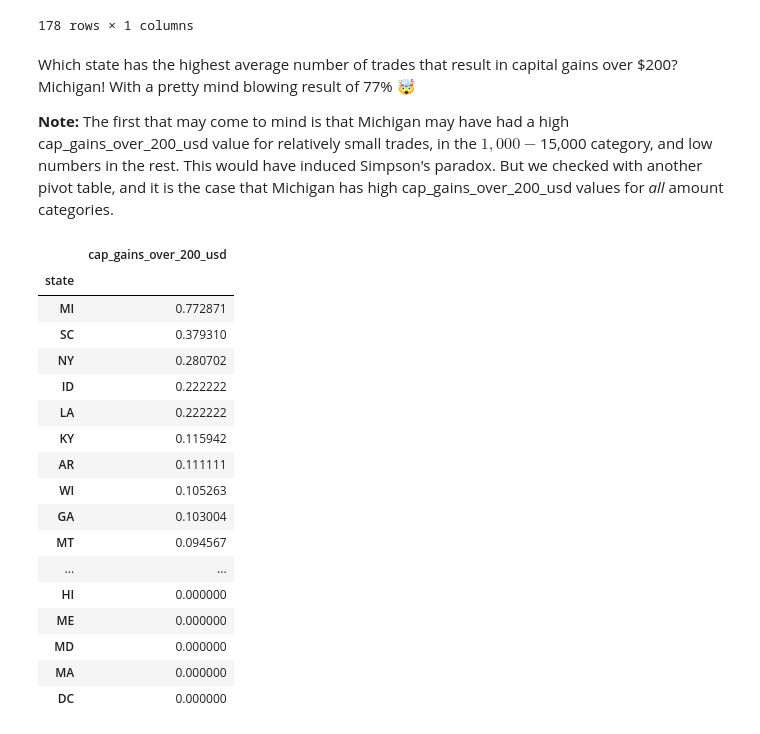
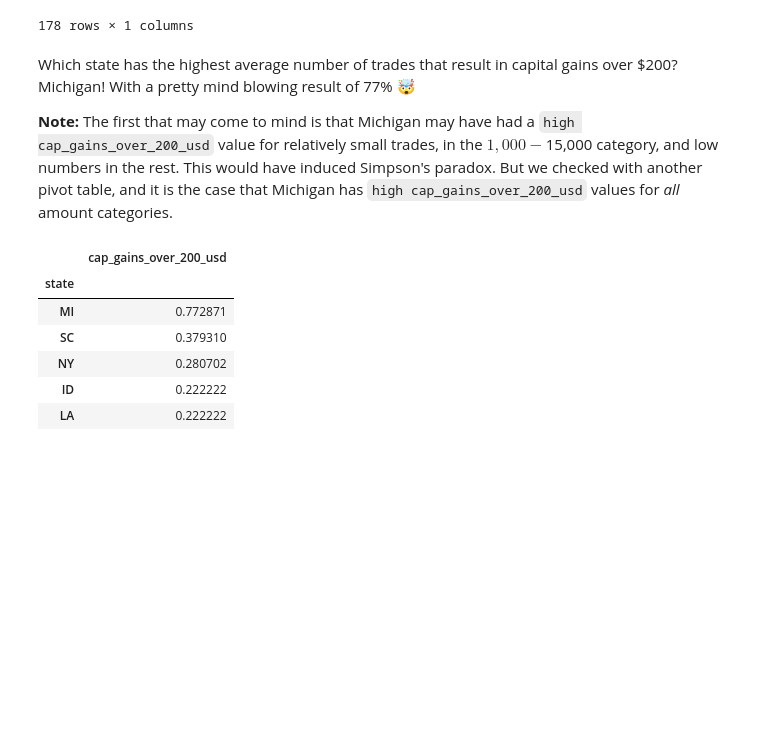
Before and after one commit to tharvipop/sussy-stock-trades, a Jupyter notebook: cleaning_and_eda.ipynb, the cells around one changed output. Drawn from its saved outputs; the diff is of its cells as text; code cells hidden in the pictures; blank space fills up the shorter version.

````diff
--- a/cleaning_and_eda.ipynb
+++ b/cleaning_and_eda.ipynb
@@ -55,5 +56,6 @@ dtype: object
 # %% [markdown]
 Let's clean the 'Hon. ' out of every rep's name so it becomes easier to read.
 # %%
-df['representative'] = df['representative'].str.replace('Hon. ', '')
+# regex=False to get rid of regex depracated warning
+df['representative'] = df['representative'].str.replace('Hon. ', '', regex=False)
 # %% [markdown]
@@ -195,31 +197,21 @@ Reps need to realize they ain't so good at trading huh 🤣
 Which state has the highest average number of trades that result in capital gains over $200?
 Michigan! With a pretty mind blowing result of 77% 🤯
 
-**Note:** The first that may come to mind is that Michigan may have had a high cap_gains_over_200_usd value for relatively small trades, in the $1,000 - $15,000 category, and low numbers in the rest. This would have induced Simpson's paradox. But we checked with another pivot table, and it is the case that Michigan has high cap_gains_over_200_usd values for *all* amount categories.
+**Note:** The first that may come to mind is that Michigan may have had a ```high cap_gains_over_200_usd``` value for relatively small trades, in the $1,000 - $15,000 category, and low numbers in the rest. This would have induced Simpson's paradox. But we checked with another pivot table, and it is the case that Michigan has ```high cap_gains_over_200_usd``` values for *all* amount categories.
 # %%
 (
     df.pivot_table(index = 'state', values = 'cap_gains_over_200_usd')
     .sort_values(by = 'cap_gains_over_200_usd', ascending=False)
+    .head(5)
 )
 # %% [output]
 |  | cap_gains_over_200_usd |
 | state |  |
 | MI | 0.772871 |
 | SC | 0.379310 |
 | NY | 0.280702 |
 | ID | 0.222222 |
 | LA | 0.222222 |
-| KY | 0.115942 |
-| AR | 0.111111 |
-| WI | 0.105263 |
-| GA | 0.103004 |
-| MT | 0.094567 |
-| ... | ... |
-| HI | 0.000000 |
-| ME | 0.000000 |
-| MD | 0.000000 |
-| MA | 0.000000 |
-| DC | 0.000000 |
 # %%
 df
 # %% [output]
````
Also changed, not shown: parts of 8 cells of this notebook.
